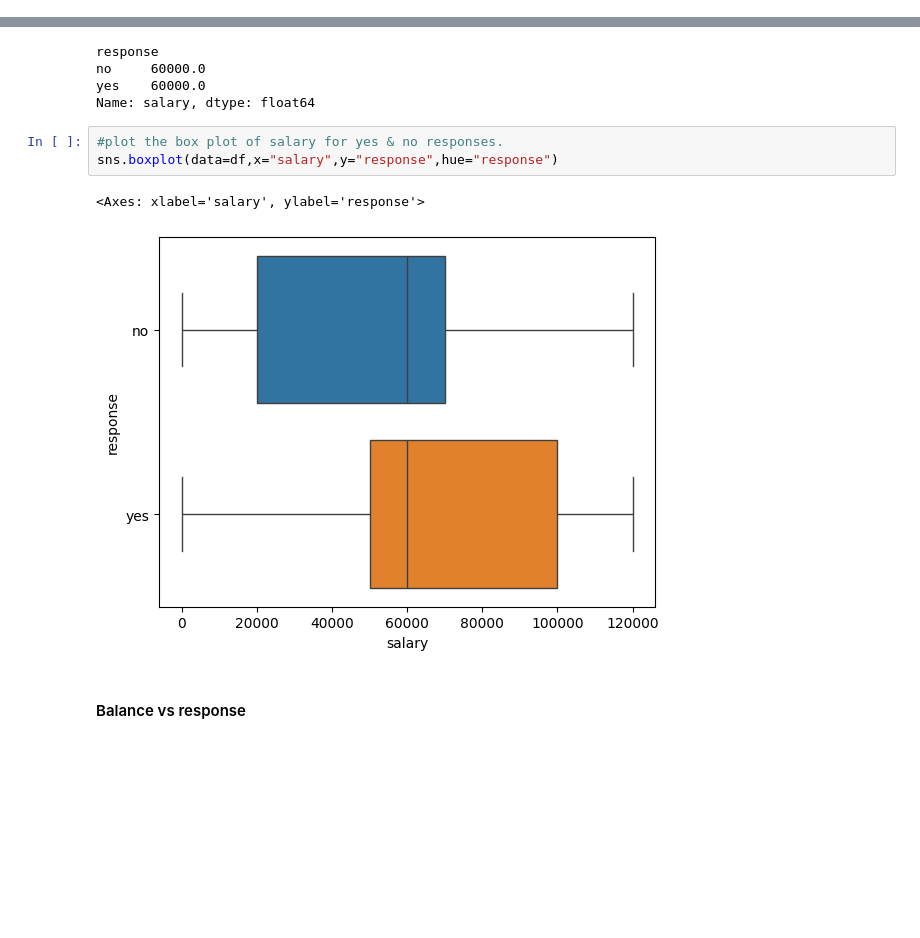
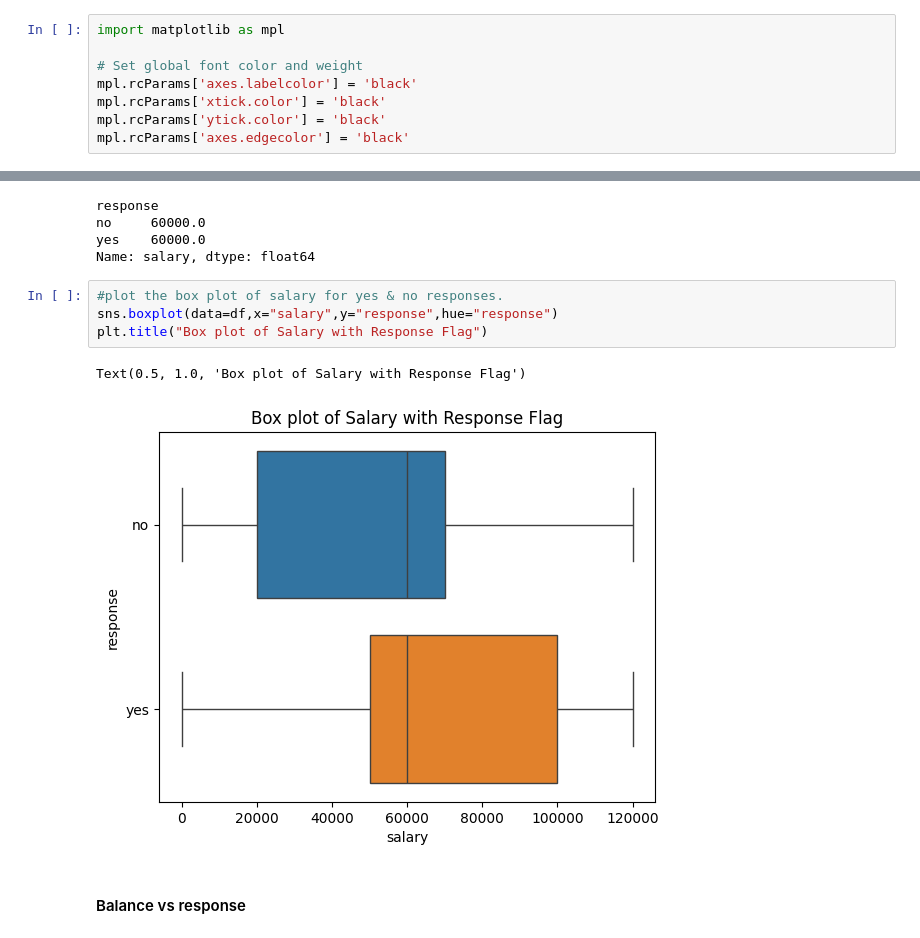
Before and after one commit to Viswanath-Gadde/bank_eda_analysis, a Jupyter notebook: Bank+Marketing+Campaign_EDA-blank+notebook.ipynb, the cells around one changed output, grey strips where cells are left out. Drawn from its saved outputs; the diff is of its cells as text; blank space fills up the shorter version.

```diff
--- a/Bank+Marketing+Campaign_EDA-blank+notebook.ipynb
+++ b/Bank+Marketing+Campaign_EDA-blank+notebook.ipynb
@@ -29,6 +29,14 @@ import pandas as pd
 import numpy as np
 import matplotlib.pyplot as plt
 import seaborn as sns
+# %%
+import matplotlib as mpl
+
+# Set global font color and weight
+mpl.rcParams['axes.labelcolor'] = 'black'
+mpl.rcParams['xtick.color'] = 'black'
+mpl.rcParams['ytick.color'] = 'black'
+mpl.rcParams['axes.edgecolor'] = 'black'
 # %% [markdown]
 ## Session- 2, Data Cleaning
 # %% [markdown]
@@ -600,9 +609,10 @@ Name: salary, dtype: float64
 # %%
 #plot the box plot of salary for yes & no responses.
 sns.boxplot(data=df,x="salary",y="response",hue="response")
+plt.title("Box plot of Salary with Response Flag")
 # %% [output]
-<Axes: xlabel='salary', ylabel='response'>
+Text(0.5, 1.0, 'Box plot of Salary with Response Flag')
-[figure, old version]
+[figure, new version]
 # %% [markdown]
 #### Balance vs response
 # %%
```
Also changed, not shown: parts of 6 cells of this notebook.
